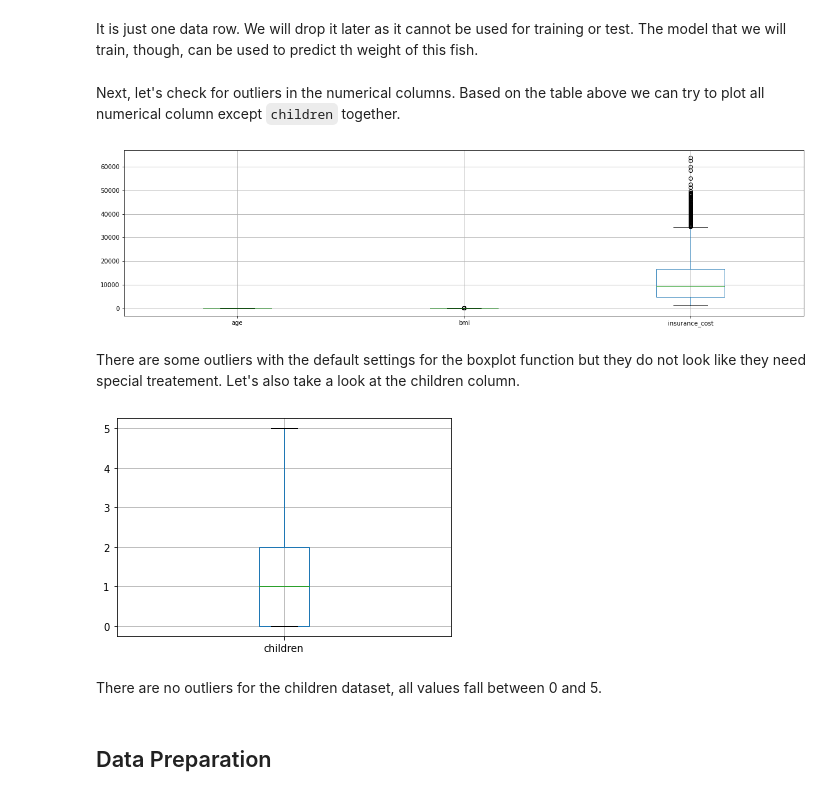
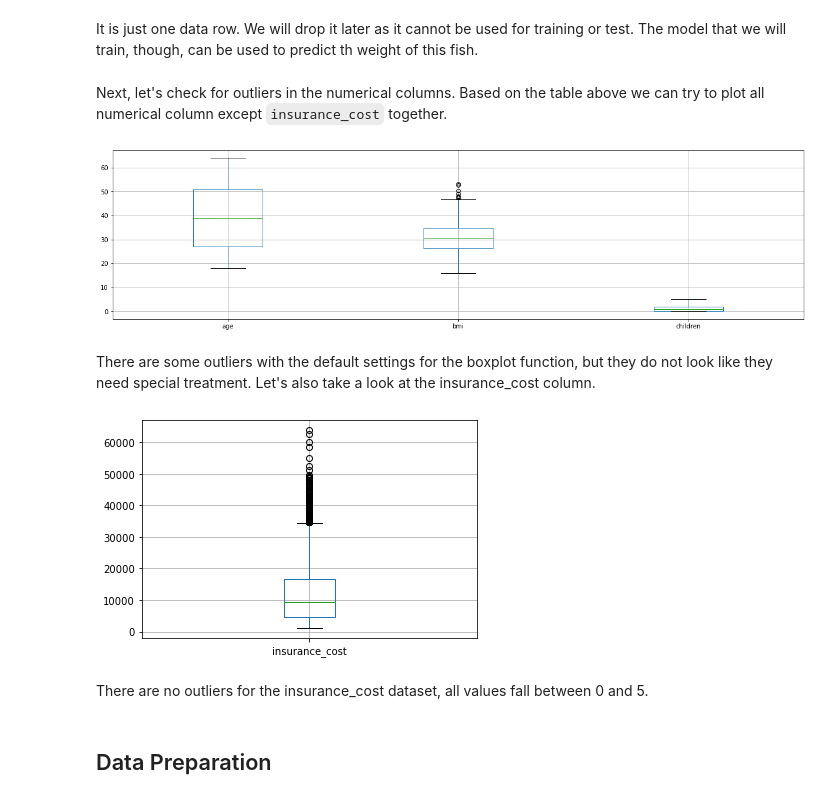
Before and after one commit to Boontay/CS4168_Etivities, a Jupyter notebook: etivity5.ipynb, the cells around one changed output. Cells and saved outputs as stored; diff of their text form; code cells hidden in the pictures.

```diff
--- a/etivity5.ipynb
+++ b/etivity5.ipynb
@@ -110,21 +100,21 @@ df[df.children == 0]
 # %% [markdown]
 It is just one data row. We will drop it later as it cannot be used for training or test. The model that we will train, though, can be used to predict th weight of this fish.
 # %% [markdown]
-Next, let's check for outliers in the numerical columns. Based on the table above we can try to plot all numerical column except `children` together.
+Next, let's check for outliers in the numerical columns. Based on the table above we can try to plot all numerical column except `insurance_cost` together.
 # %%
-df.drop('children', axis=1).boxplot(figsize=(20,5))
+df.drop('insurance_cost', axis=1).boxplot(figsize=(20,5))
 plt.show()
 # %% [output]
-[figure, old version]
+[figure, new version]
 # %% [markdown]
-There are some outliers with the default settings for the boxplot function but they do not look like they need special treatement. Let's also take a look at the children column.
+There are some outliers with the default settings for the boxplot function, but they do not look like they need special treatment. Let's also take a look at the insurance_cost column.
 # %%
-df.boxplot(column=['children'])
+df.boxplot(column=['insurance_cost'])
 plt.show()
 # %% [output]
-[figure, old version]
+[figure, new version]
 # %% [markdown]
-There are no outliers for the children dataset, all values fall between 0 and 5.
+There are no outliers for the insurance_cost dataset, all values fall between 0 and 5.
 # %% [markdown]
 ## Data Preparation
 # %% [markdown]
```
Also changed, not shown: parts of 23 cells of this notebook.
